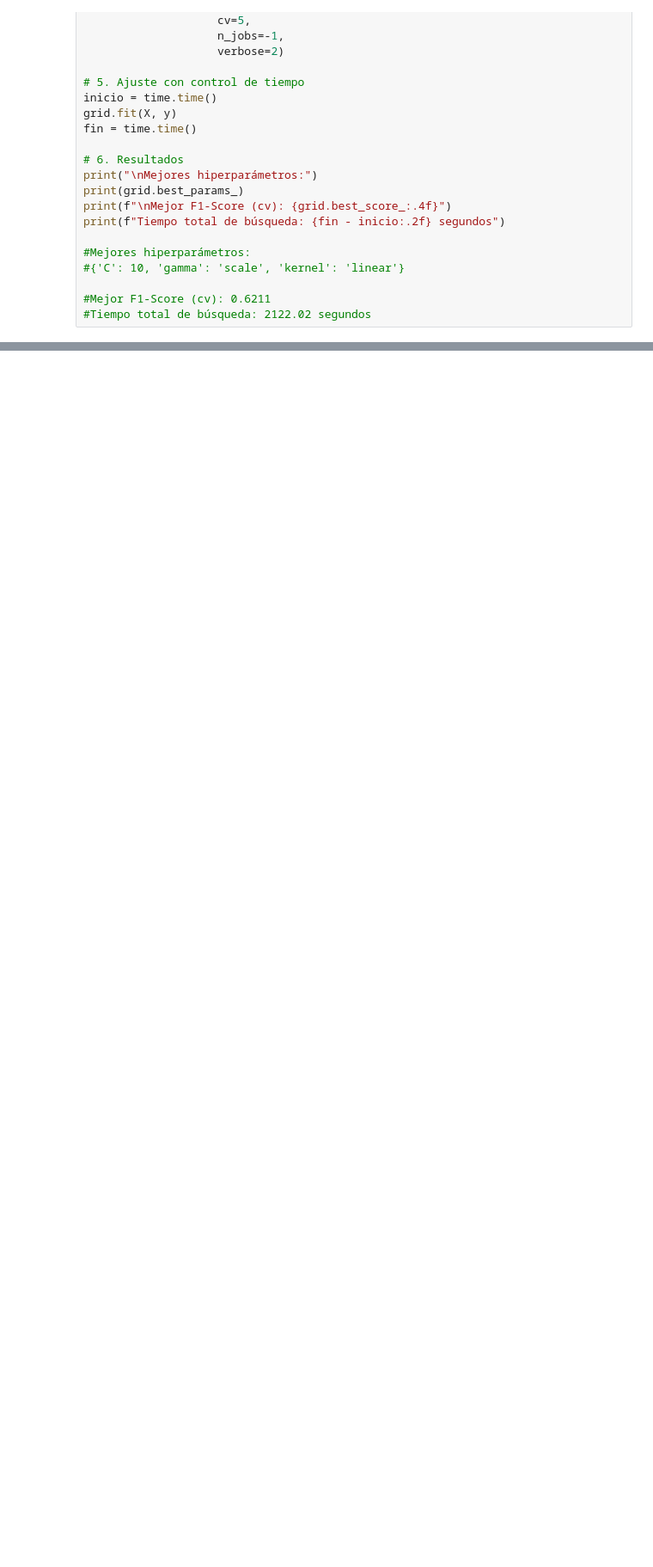
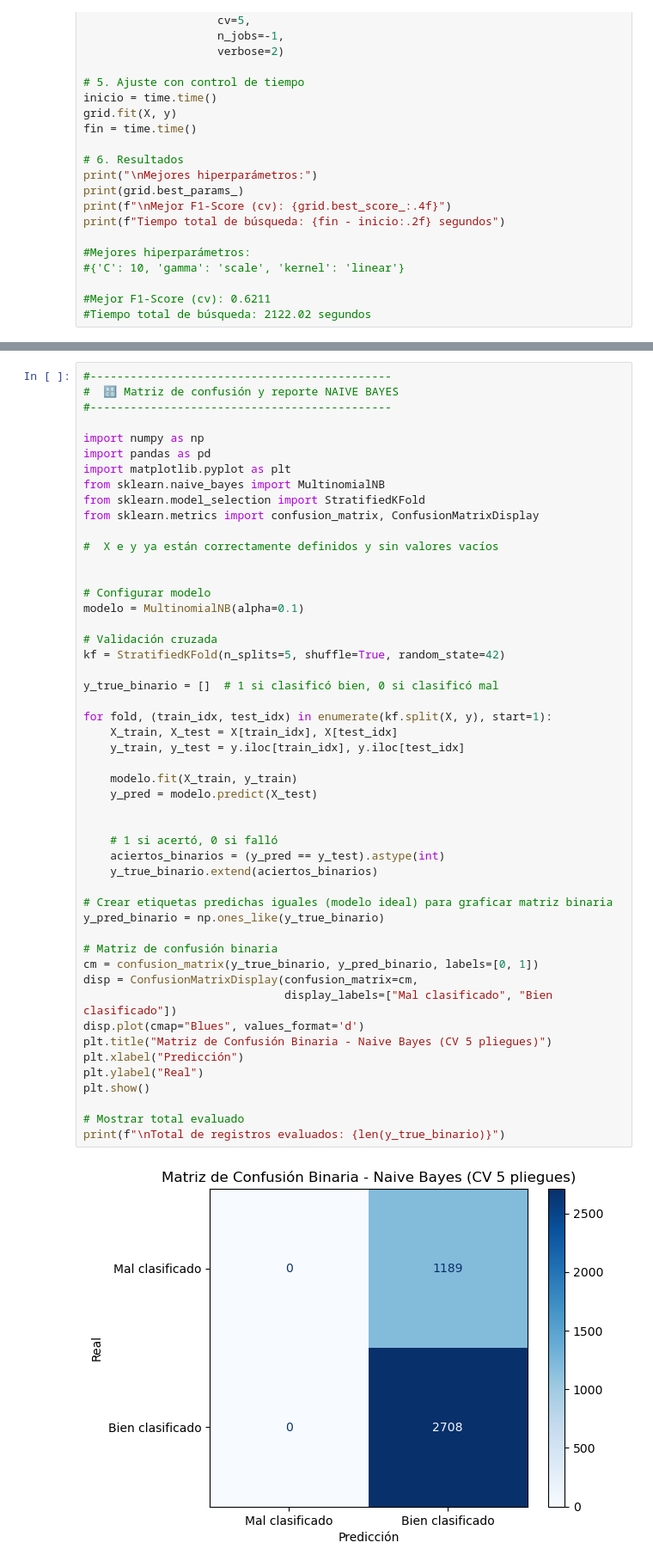
Before and after one commit to rociovanesa/TesisMaestriaCienciasdeDatos, a Jupyter notebook: TesisV2-4.ipynb, the cells around one changed output, grey strips where cells are left out. Shown: that part at 86% size. Drawn from its saved outputs; the diff is of its cells as text; blank space fills up the shorter version.

```diff
--- a/TesisV2-4.ipynb
+++ b/TesisV2-4.ipynb
@@ -2237,0 +1466,52 @@ Tiempo promedio de entrenamiento: 31.24 segundos
+# %%
+#---------------------------------------------
+#  🔠 Matriz de confusión y reporte NAIVE BAYES
+#---------------------------------------------
+
+import numpy as np
+import pandas as pd
+import matplotlib.pyplot as plt
+from sklearn.naive_bayes import MultinomialNB
+from sklearn.model_selection import StratifiedKFold
+from sklearn.metrics import confusion_matrix, ConfusionMatrixDisplay
+
+#  X e y ya están correctamente definidos y sin valores vacíos
+
+
+# Configurar modelo
+modelo = MultinomialNB(alpha=0.1)
+
+# Validación cruzada
+kf = StratifiedKFold(n_splits=5, shuffle=True, random_state=42)
+
+y_true_binario = []  # 1 si clasificó bien, 0 si clasificó mal
+
+for fold, (train_idx, test_idx) in enumerate(kf.split(X, y), start=1):
+    X_train, X_test = X[train_idx], X[test_idx]
+    y_train, y_test = y.iloc[train_idx], y.iloc[test_idx]
+
+    modelo.fit(X_train, y_train)
+    y_pred = modelo.predict(X_test)
+
+
+    # 1 si acertó, 0 si falló
+    aciertos_binarios = (y_pred == y_test).astype(int)
+    y_true_binario.extend(aciertos_binarios)
+
+# Crear etiquetas predichas iguales (modelo ideal) para graficar matriz binaria
+y_pred_binario = np.ones_like(y_true_binario)
+
+# Matriz de confusión binaria
+cm = confusion_matrix(y_true_binario, y_pred_binario, labels=[0, 1])
+disp = ConfusionMatrixDisplay(confusion_matrix=cm,
+                              display_labels=["Mal clasificado", "Bien clasificado"])
+disp.plot(cmap="Blues", values_format='d')
+plt.title("Matriz de Confusión Binaria - Naive Bayes (CV 5 pliegues)")
+plt.xlabel("Predicción")
+plt.ylabel("Real")
+plt.show()
+
+# Mostrar total evaluado
+print(f"\nTotal de registros evaluados: {len(y_true_binario)}")
+# %% [output]
+[figure, added]
```
Also changed, not shown: parts of 37 cells of this notebook.
